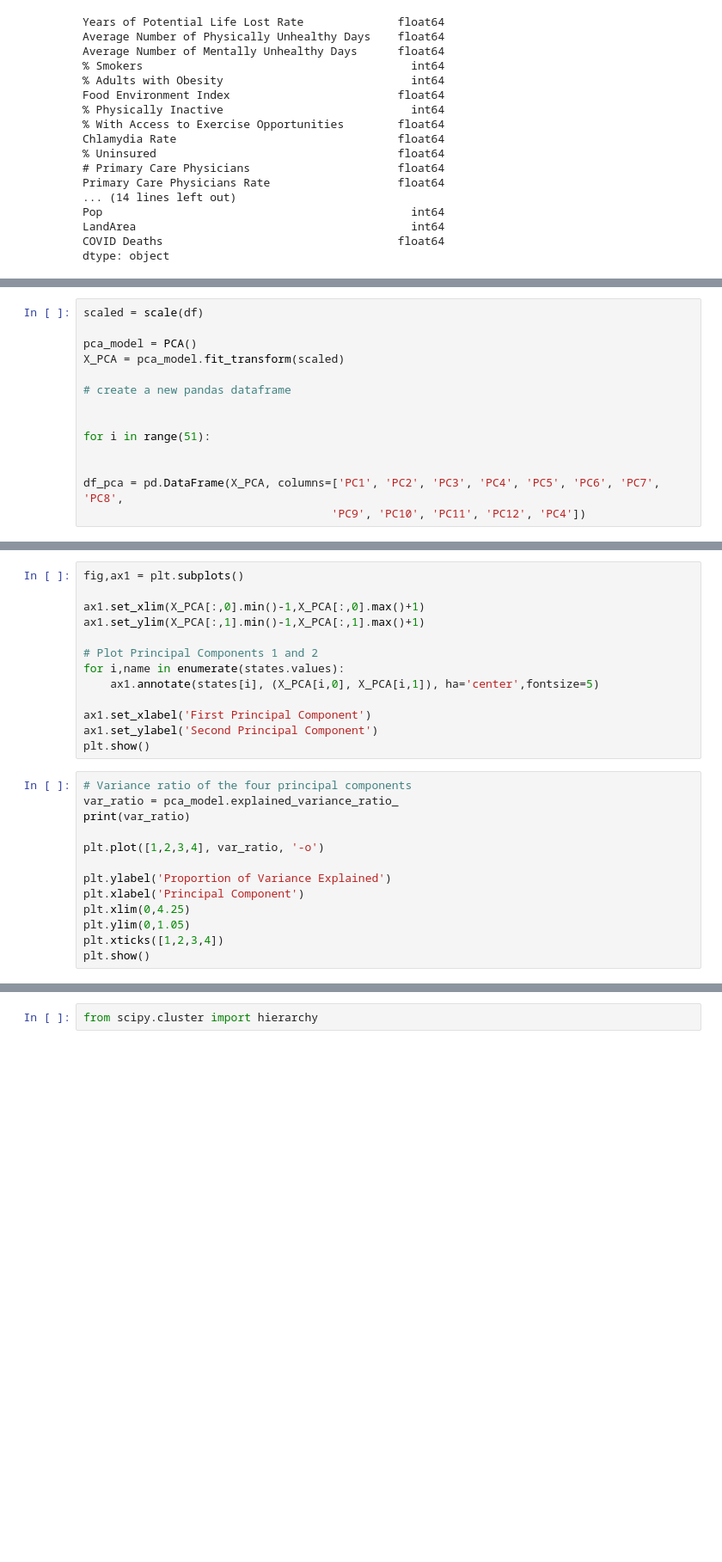
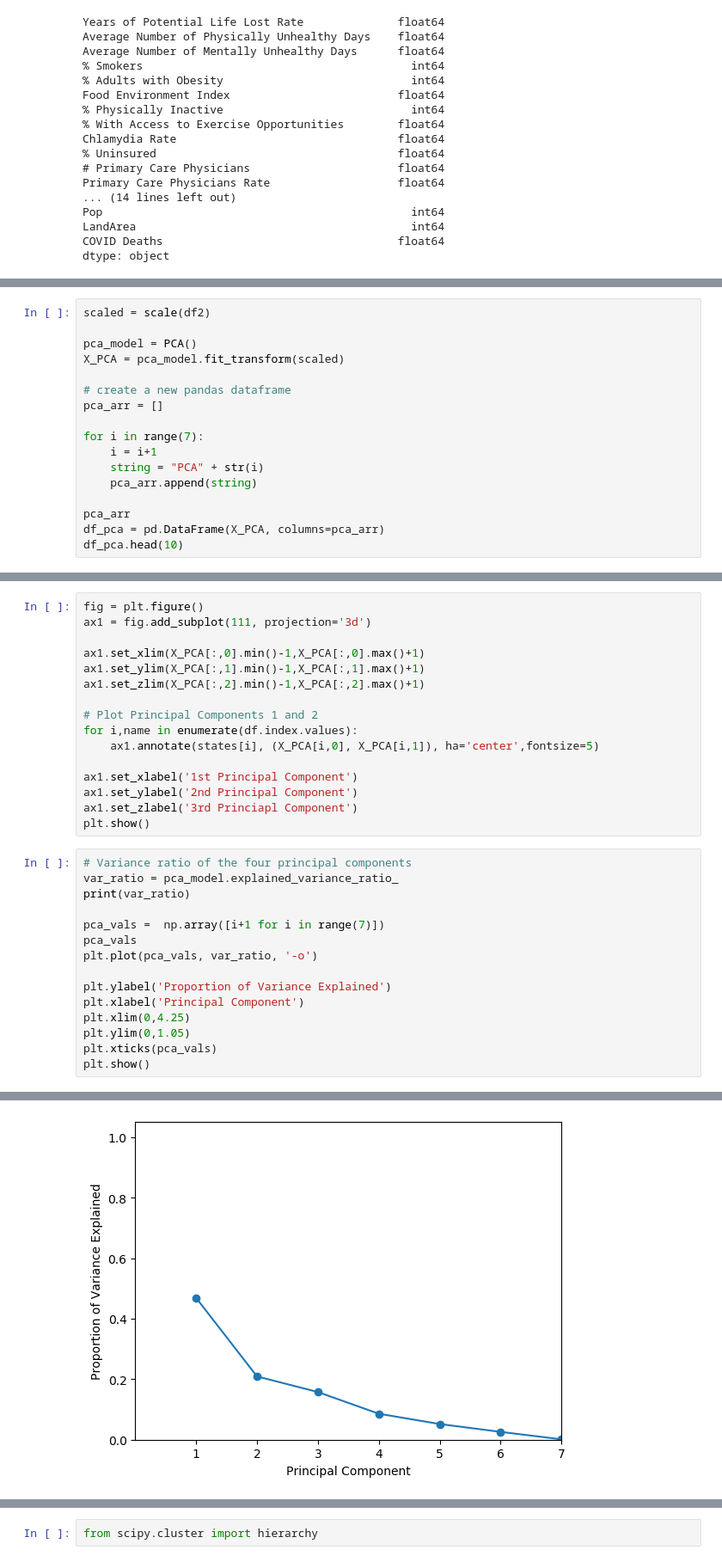
Before and after one commit to miholjcicmarko/COMP5360Project, a Jupyter notebook: python_journals/Clustering.ipynb, the cells around one changed output, grey strips where cells are left out. Shown at 86% size. Drawn from its saved outputs; the diff is of its cells as text; blank space fills up the shorter version.

```diff
--- a/python_journals/Clustering.ipynb
+++ b/python_journals/Clustering.ipynb
@@ -141,15 +202,18 @@ g = sns.clustermap(df, method="average", metric="euclidean", cmap="Blues", stand
 # %%
-scaled = scale(df)
+scaled = scale(df2)
 
 pca_model = PCA()
 X_PCA = pca_model.fit_transform(scaled)
 
 # create a new pandas dataframe
+pca_arr = []
 
+for i in range(7):
+    i = i+1
+    string = "PCA" + str(i)
+    pca_arr.append(string)
 
-for i in range(51):
-
-
-df_pca = pd.DataFrame(X_PCA, columns=['PC1', 'PC2', 'PC3', 'PC4', 'PC5', 'PC6', 'PC7', 'PC8',
-                                     'PC9', 'PC10', 'PC11', 'PC12', 'PC4'])
+pca_arr
+df_pca = pd.DataFrame(X_PCA, columns=pca_arr)
+df_pca.head(10)
 # %% [output]
@@ -157,26 +234,32 @@ ValueError: Shape of passed values is (51, 29), indices imply (51, 4)
 # %%
-fig,ax1 = plt.subplots()
+fig = plt.figure()
+ax1 = fig.add_subplot(111, projection='3d')
 
 ax1.set_xlim(X_PCA[:,0].min()-1,X_PCA[:,0].max()+1)
 ax1.set_ylim(X_PCA[:,1].min()-1,X_PCA[:,1].max()+1)
+ax1.set_zlim(X_PCA[:,2].min()-1,X_PCA[:,2].max()+1)
 
 # Plot Principal Components 1 and 2
-for i,name in enumerate(states.values):
+for i,name in enumerate(df.index.values):
     ax1.annotate(states[i], (X_PCA[i,0], X_PCA[i,1]), ha='center',fontsize=5)
 
-ax1.set_xlabel('First Principal Component')
-ax1.set_ylabel('Second Principal Component')
+ax1.set_xlabel('1st Principal Component')
+ax1.set_ylabel('2nd Principal Component')
+ax1.set_zlabel('3rd Princiapl Component')
 plt.show()
 # %%
 # Variance ratio of the four principal components
 var_ratio = pca_model.explained_variance_ratio_
 print(var_ratio)
 
-plt.plot([1,2,3,4], var_ratio, '-o')
+pca_vals =  np.array([i+1 for i in range(7)])
+pca_vals
+plt.plot(pca_vals, var_ratio, '-o')
 
 plt.ylabel('Proportion of Variance Explained')
 plt.xlabel('Principal Component')
 plt.xlim(0,4.25)
 plt.ylim(0,1.05)
-plt.xticks([1,2,3,4])
+plt.xticks(pca_vals)
 plt.show()
+# %% [output]
@@ -183,3 +268,4 @@ plt.show()
+[figure, added]
 # %%
 fig,ax1 = plt.subplots()
 
```
Also changed, not shown: parts of 8 cells of this notebook.
